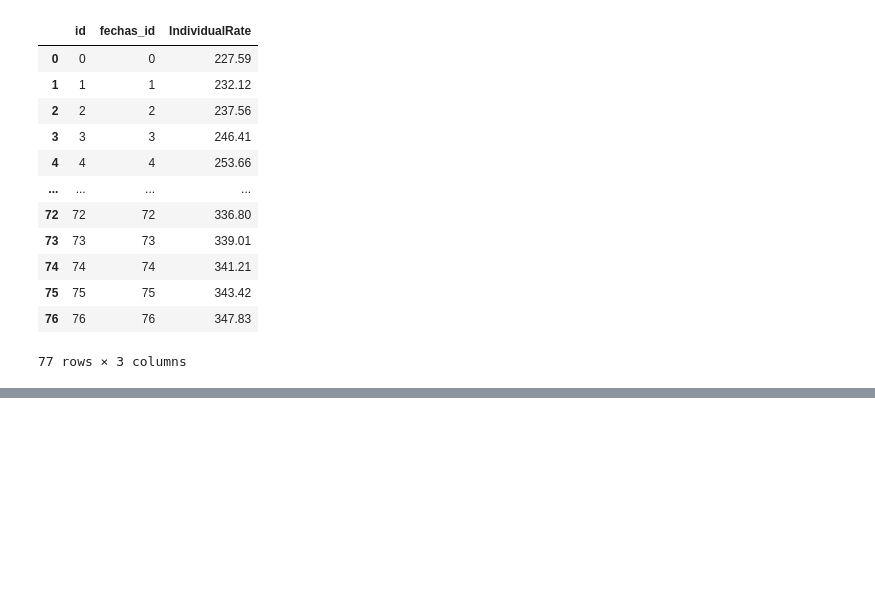
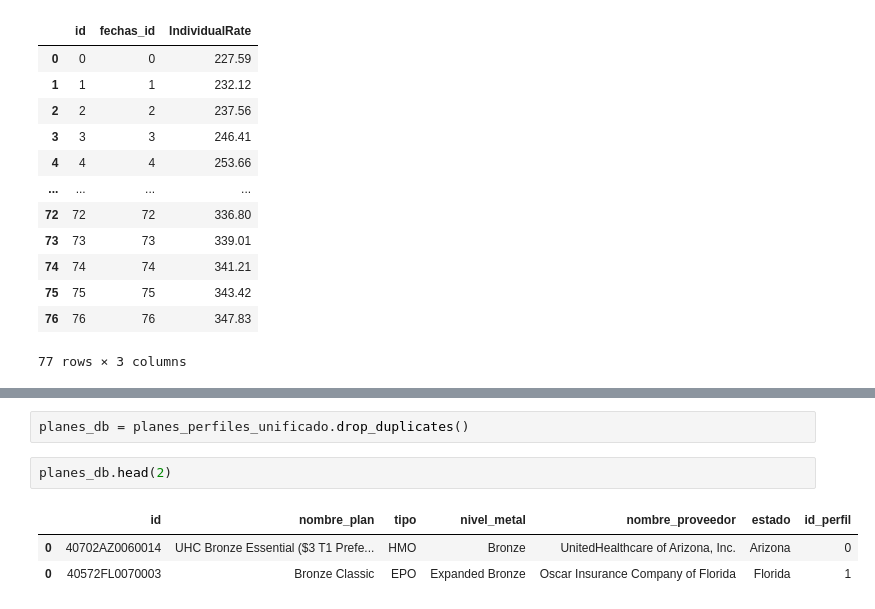
Before and after one commit to Lorena20U/proyect_bi, a Jupyter notebook: etl_nuevo_formato.ipynb, the cells around one changed output, grey strips where cells are left out. Drawn from its saved outputs; the diff is of its cells as text; blank space fills up the shorter version.

```diff
--- a/etl_nuevo_formato.ipynb
+++ b/etl_nuevo_formato.ipynb
@@ -1458,0 +1468,8 @@ tabla_tasas
+# %%
+planes_db = planes_perfiles_unificado.drop_duplicates()
+# %%
+planes_db.head(2)
+# %% [output]
+|  | id | nombre_plan | tipo | nivel_metal | nombre_proveedor | estado | id_perfil |
+| 0 | 40702AZ0060014 | UHC Bronze Essential ($3 T1 Prefe... | HMO | Bronze | UnitedHealthcare of Arizona, Inc. | Arizona | 0 |
+| 0 | 40572FL0070003 | Bronze Classic | EPO | Expanded Bronze | Oscar Insurance Company of Florida | Florida | 1 |
```
Also changed, not shown: parts of 37 cells of this notebook, 1 other file.
